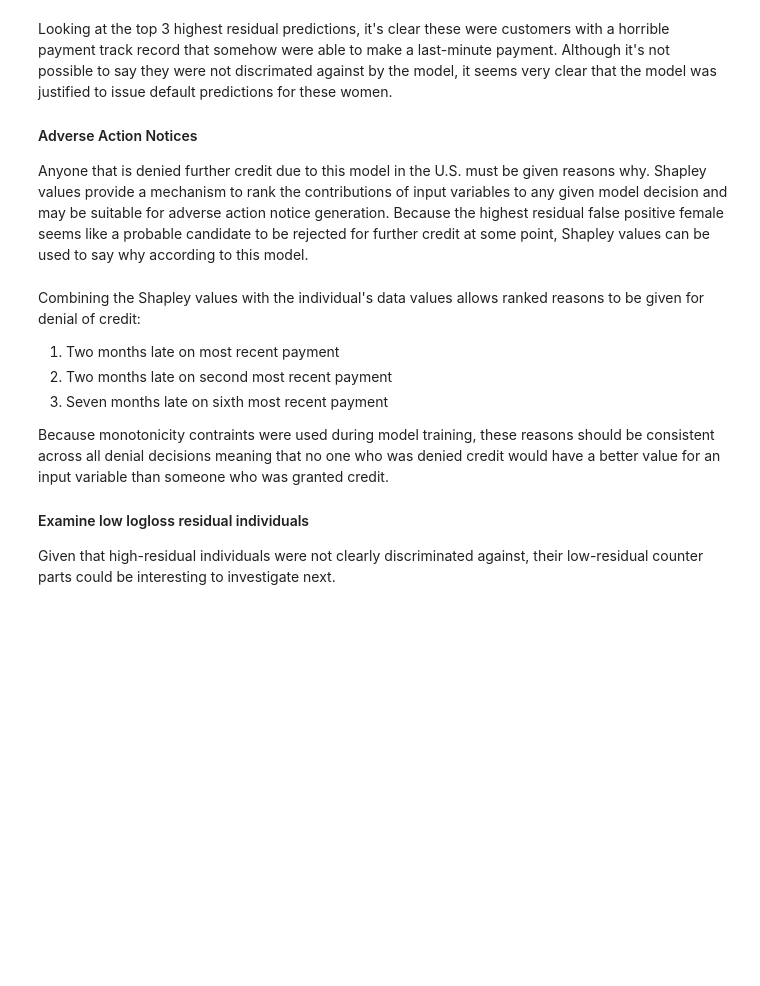
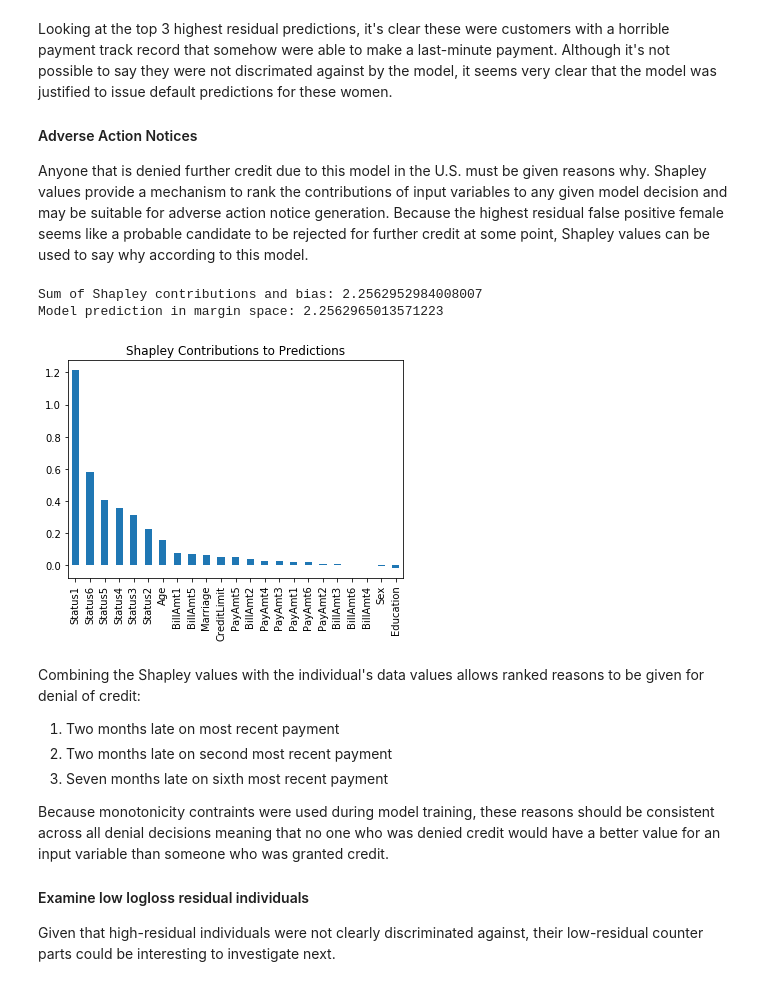
Before and after one commit to davidwhiting/aquarium_h2o3_sw, a Jupyter notebook: contents/develop/my_mli/dia.ipynb, the cells around one changed output. Drawn from its saved outputs; the diff is of its cells as text; code cells hidden in the pictures; blank space fills up the shorter version.

```diff
--- a/contents/develop/my_mli/dia.ipynb
+++ b/contents/develop/my_mli/dia.ipynb
@@ -714,17 +772,21 @@ Looking at the top 3 highest residual predictions, it's clear these were custome
 Anyone that is denied further credit due to this model in the U.S. must be given reasons why. Shapley values provide a mechanism to rank the contributions of input variables to any given model decision and may be suitable for adverse action notice generation. Because the highest residual false positive female seems like a probable candidate to be rejected for further credit at some point, Shapley values can be used to say why according to this model.
 # %%
 # select highest residual female false positive
-row = test_yhat_female_fp.sort_values(by='r_DEFAULT_NEXT_MONTH', ascending=False).head(n=1)
+row = test_yhat_female_fp.sort_values(by='r_Default', ascending=False).head(n=1)
 
 # search for her index in shap_values array
 # create Pandas DataFrame and plot
 s_df = pd.DataFrame(shap_values[row.index[0], :].reshape(len(X), 1), columns=['Reason Codes'], index=X)
 _ = s_df.sort_values(by='Reason Codes', ascending=False).plot(kind='bar', legend=False,
                                                               title='Shapley Contributions to Predictions')
 
 # check that Shapley is locally accurate
 print('Sum of Shapley contributions and bias:', s_df.sum()[0] + contributions_matrix[0, -1])
 print('Model prediction in margin space:', np.log(row[yhat].values/(1 - row[yhat].values))[0])
+# %% [output]
+Sum of Shapley contributions and bias: 2.2562952984008007
+Model prediction in margin space: 2.2562965013571223
+[figure, added]
 # %% [markdown]
 Combining the Shapley values with the individual's data values allows ranked reasons to be given for denial of credit:
 
```
Also changed, not shown: parts of 27 cells of this notebook.
